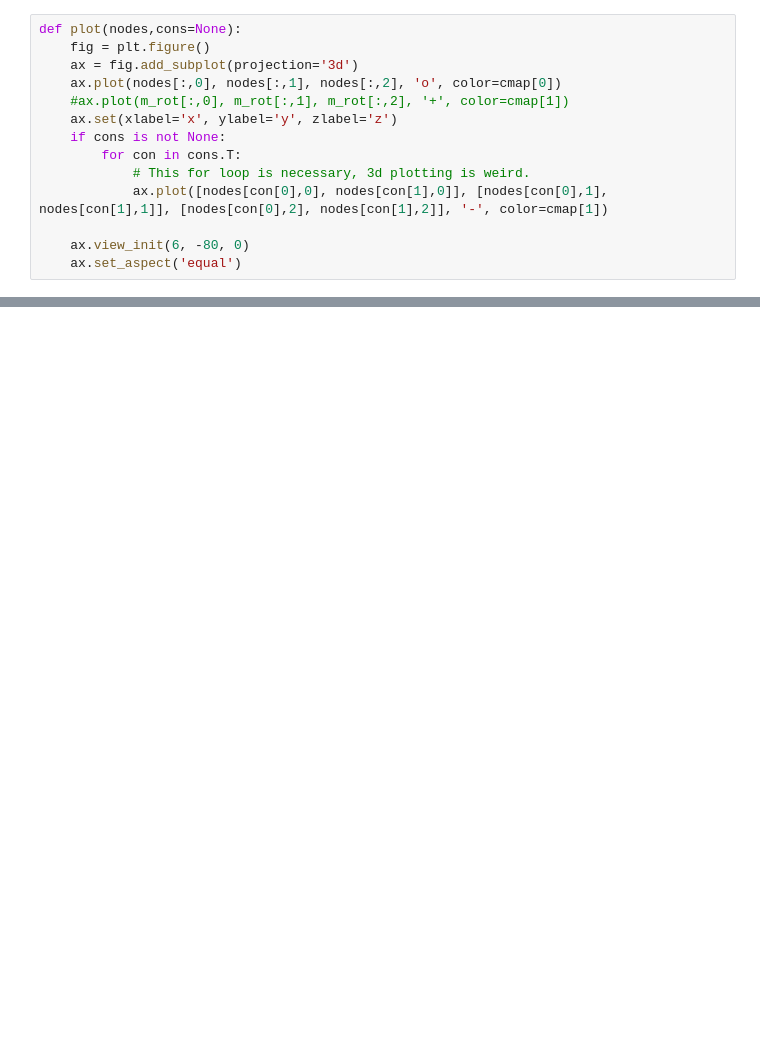
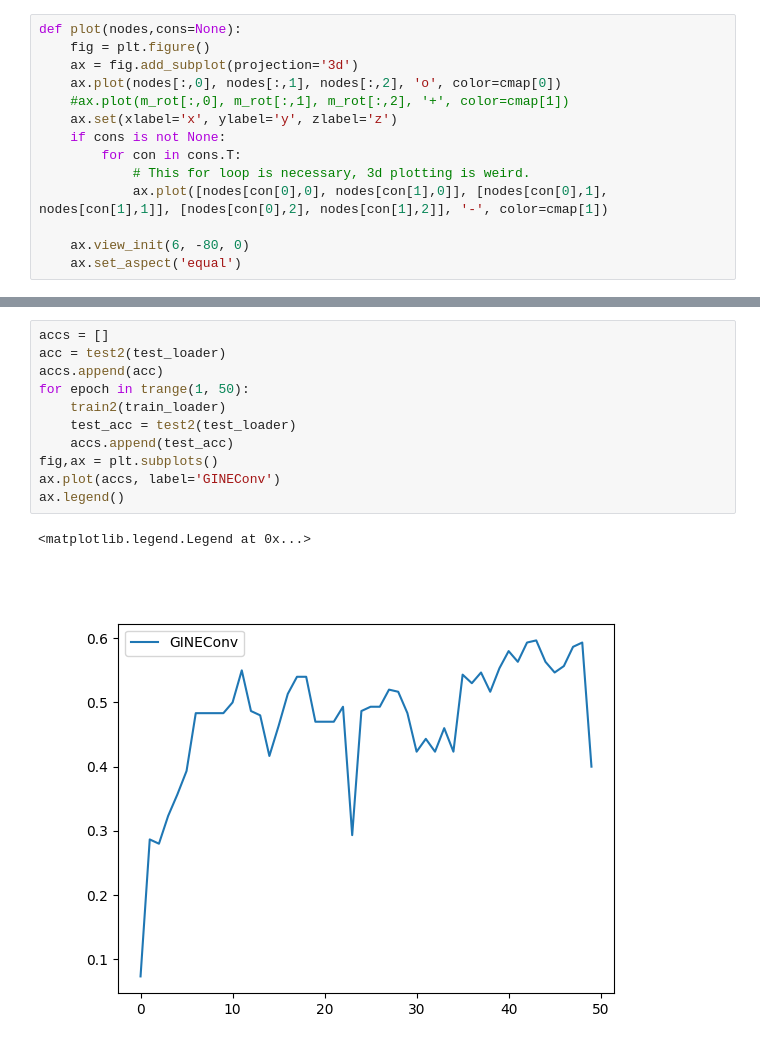
Before and after one commit to SteWey0/Computerpraktikum, a Jupyter notebook: 3d_tests.ipynb, the cells around one changed output, grey strips where cells are left out. Cells and saved outputs as stored; diff of their text form; blank space fills up the shorter version.

```diff
--- a/3d_tests.ipynb
+++ b/3d_tests.ipynb
@@ -106,0 +96,14 @@ IndexError: Dimension out of range (expected to be in range of [-1, 0], but got
+# %%
+accs = []
+acc = test2(test_loader)
+accs.append(acc)
+for epoch in trange(1, 50):
+    train2(train_loader)
+    test_acc = test2(test_loader)
+    accs.append(test_acc)
+fig,ax = plt.subplots()
+ax.plot(accs, label='GINEConv')
+ax.legend()
+# %% [output]
+<matplotlib.legend.Legend at 0x...>
+[figure, added]
```
Also changed, not shown: parts of 6 cells of this notebook, 2 other files.
